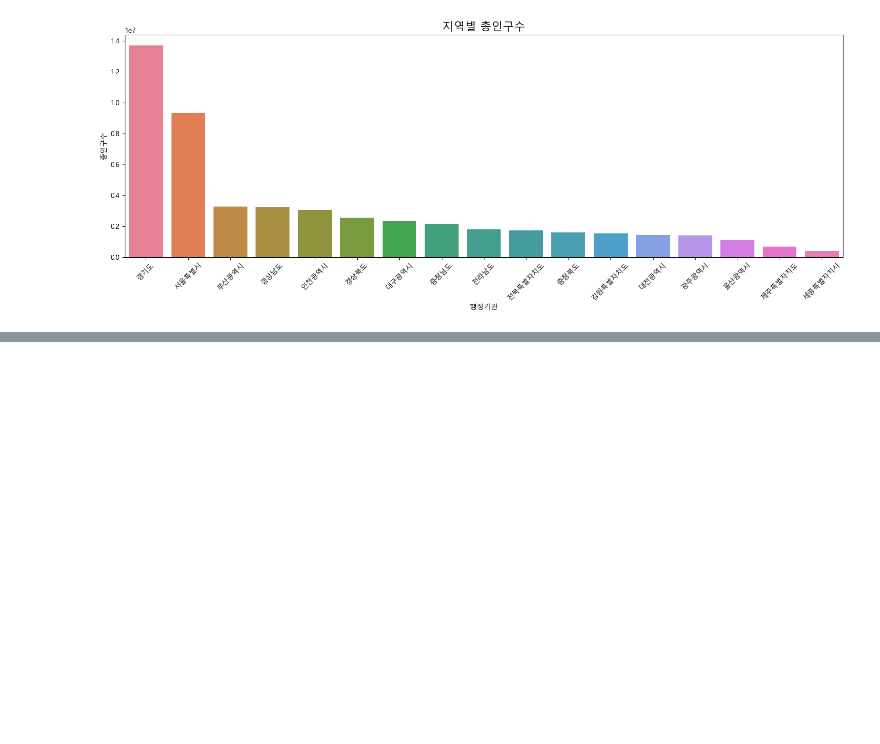
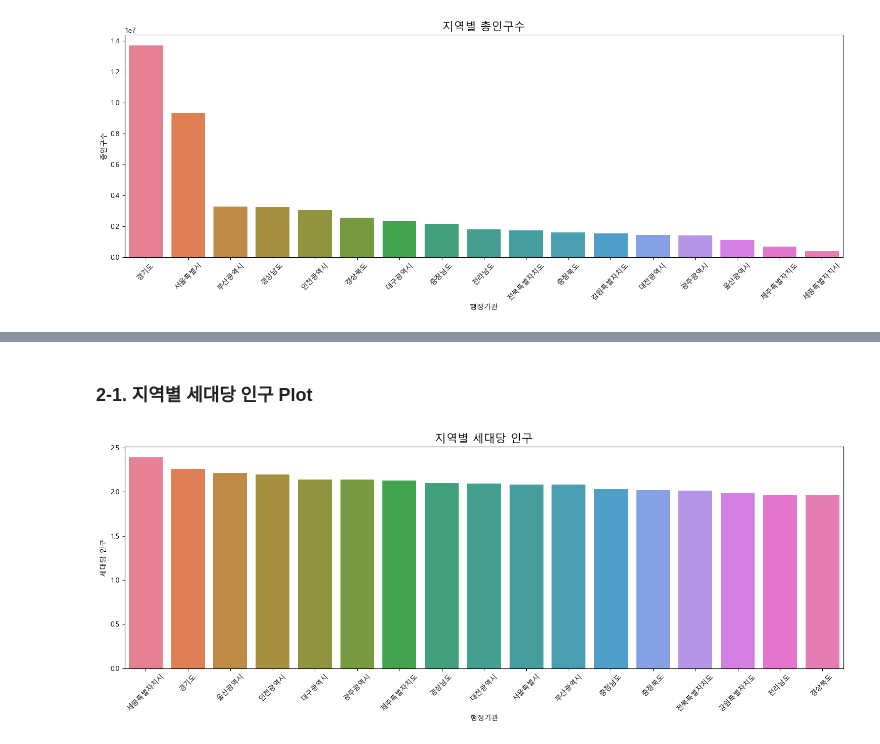
Before and after one commit to mmije0ng/Rookies-Webscraping-Analysis, a Jupyter notebook: 연습문제_웹스크래핑/04_population_status_analysis.ipynb, the cells around one changed output, grey strips where cells are left out. Saved outputs shown, nothing was run; the diff lists cells and outputs as text; code cells hidden in the pictures; blank space fills up the shorter version.

```diff
--- a/연습문제_웹스크래핑/04_population_status_analysis.ipynb
+++ b/연습문제_웹스크래핑/04_population_status_analysis.ipynb
@@ -50,0 +84,23 @@ plt.show()
+# %% [markdown]
+### 2-1. 지역별 세대당 인구 Plot
+# %%
+# '세대당 인구'를 기준으로 전체 데이터를 내림차순 정렬
+df_sorted_household = df_except_all.sort_values(by='세대당 인구', ascending=False)
+
+# 시각화 설정
+plt.figure(figsize=(15, 6))
+
+# 막대 그래프 생성 (palette='husl'을 사용하여 이미지와 유사한 다채로운 색상 적용)
+ax = sns.barplot(data=df_sorted_household, x='행정기관', y='세대당 인구', hue='행정기관', palette='husl', legend=False)
+
+# 그래프 제목 및 라벨 설정
+plt.title('지역별 세대당 인구', fontsize=16)
+plt.xticks(rotation=45)  # x축 지역명을 45도 회전하여 겹침 방지
+plt.xlabel('행정기관')
+plt.ylabel('세대당 인구')
+
+# 레이아웃 최적화 및 출력
+plt.tight_layout()
+plt.show()
+# %% [output]
+[figure, added]
```
Also changed, not shown: parts of 7 cells of this notebook.
